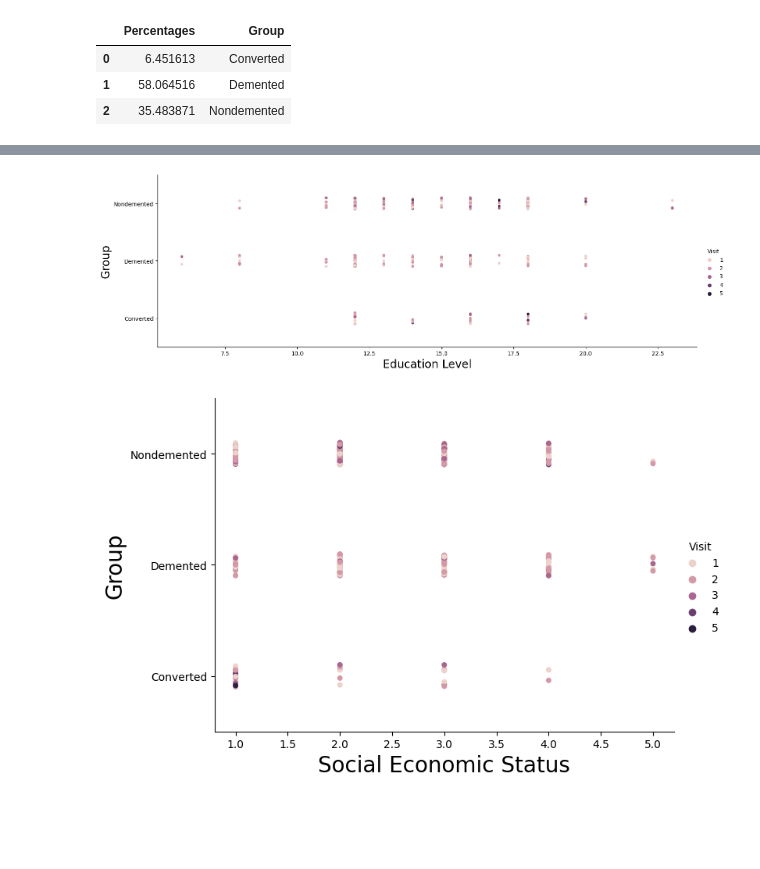
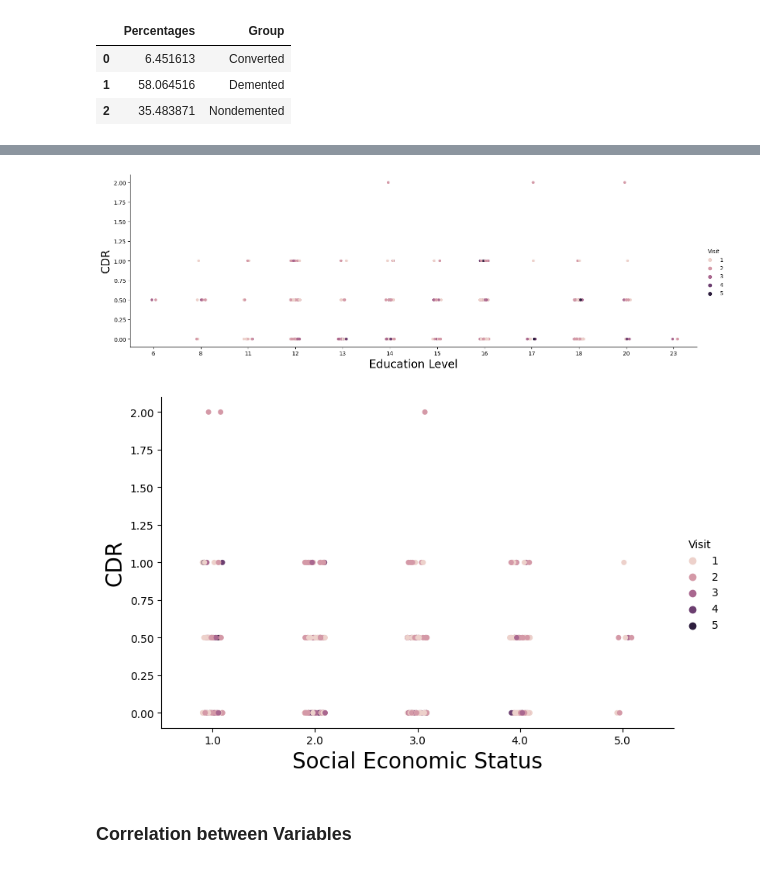
Before and after one commit to sspalding/Dementia-Prediction, a Jupyter notebook: Exploratory Data Analysis.ipynb, the cells around one changed output, grey strips where cells are left out. Saved outputs shown, nothing was run; the diff lists cells and outputs as text; code cells hidden in the pictures; blank space fills up the shorter version.

```diff
--- a/Exploratory Data Analysis.ipynb
+++ b/Exploratory Data Analysis.ipynb
@@ -140,18 +151,20 @@ MaleData_Percentages_df
 # %%
 # Education vs Group with the legend showing visit number
-EDUC_v_group = pd.read_sql('select "Group", "EDUC", "Visit" from Data_Wrangled;', conn)
-sns.catplot(y='Group', x='EDUC', hue='Visit', data=EDUC_v_group, aspect=3)
+EDUC_v_group = pd.read_sql('select "CDR", "EDUC", "Visit" from Data_Wrangled;', conn)
+sns.catplot(y='CDR', x='EDUC', hue='Visit', data=EDUC_v_group, aspect=3)
 plt.xlabel('Education Level', fontsize = 20)
-plt.ylabel('Group', fontsize = 20)
+plt.ylabel('CDR', fontsize = 20)
 plt.show()
 # %% [output]
-[figure, old version]
+[figure, new version]
 # %%
 # SES vs Group with the legend showing visit number
-SES_v_group = pd.read_sql('select "Group", "SES", "Visit" from Data_Wrangled;', conn)
-sns.catplot(y='Group', x='SES', hue='Visit', data=SES_v_group, aspect=1.5)
+SES_v_group = pd.read_sql('select "CDR", "SES", "Visit" from Data_Wrangled;', conn)
+sns.catplot(y='CDR', x='SES', hue='Visit', data=SES_v_group, aspect=1.5)
 plt.xlabel('Social Economic Status', fontsize = 20)
-plt.ylabel('Group', fontsize = 20)
+plt.ylabel('CDR', fontsize = 20)
 plt.show()
 # %% [output]
-[figure, old version]
+[figure, new version]
+# %% [markdown]
+### Correlation between Variables
```
Also changed, not shown: parts of 35 cells of this notebook.
